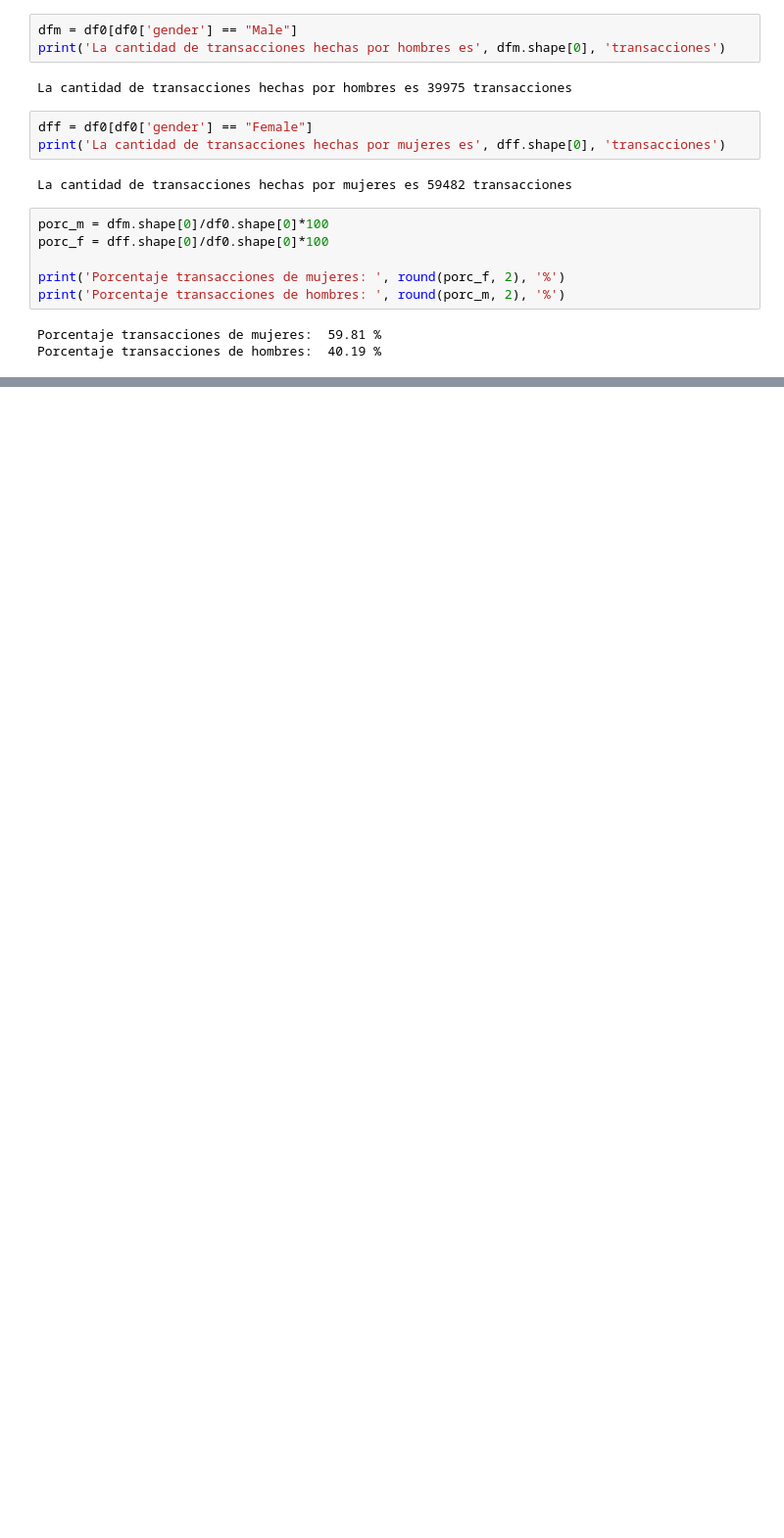
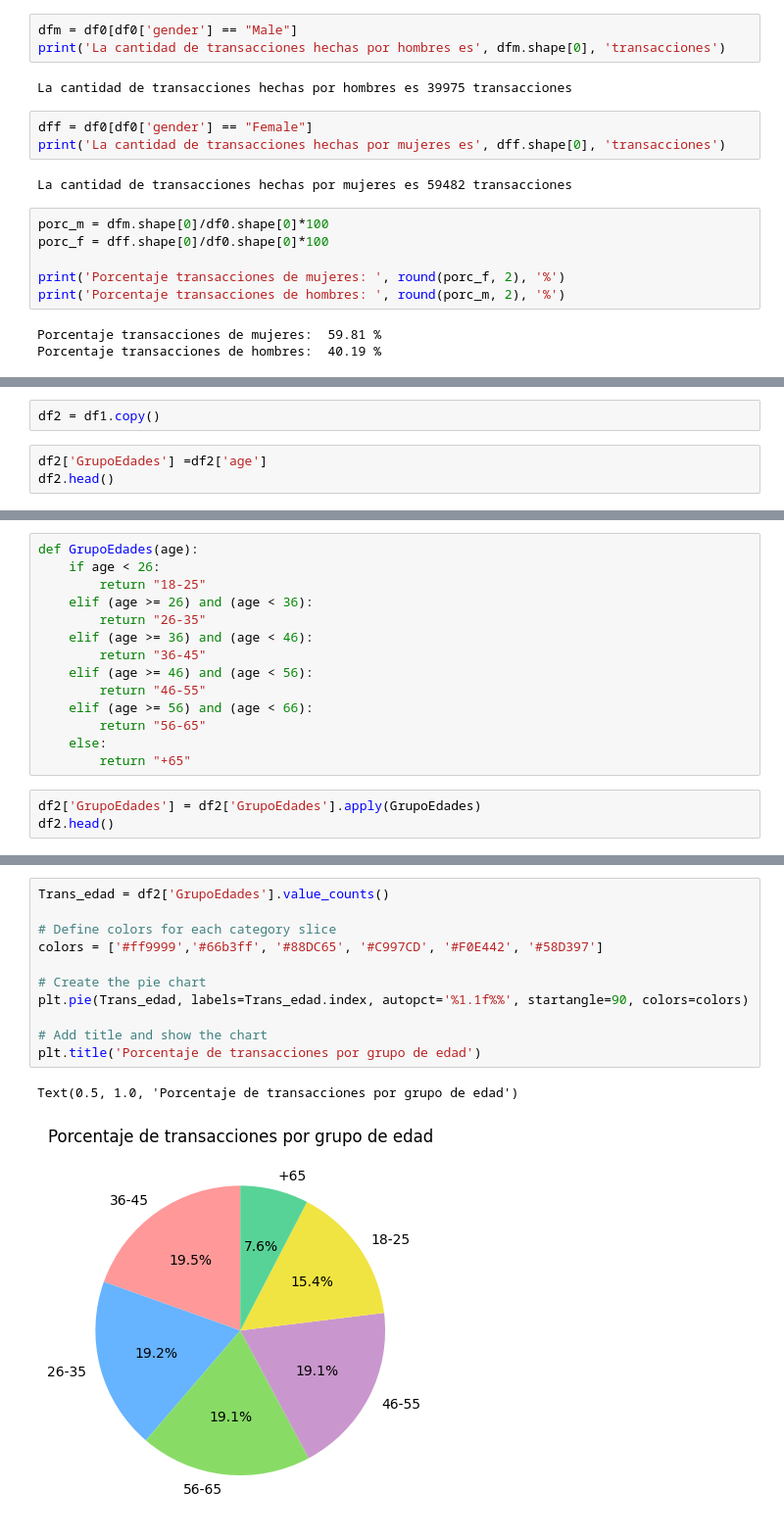
Before and after one commit to Gdiaz097/Retail-dataset, a Jupyter notebook: retail.ipynb, the cells around one changed output, grey strips where cells are left out. Shown at 98% size. Saved outputs shown, nothing was run; the diff lists cells and outputs as text; blank space fills up the shorter version.

Commit message:
analisis por grupos de edad

```diff
--- a/retail.ipynb
+++ b/retail.ipynb
@@ -117,0 +142,5 @@ Porcentaje transacciones de hombres:  40.19 %
+# %%
+df2 = df1.copy()
+# %%
+df2['GrupoEdades'] =df2['age']
+df2.head()
@@ -117,0 +154,17 @@ Porcentaje transacciones de hombres:  40.19 %
+# %%
+def GrupoEdades(age):
+    if age < 26:
+        return "18-25"
+    elif (age >= 26) and (age < 36):
+        return "26-35"
+    elif (age >= 36) and (age < 46):
+        return "36-45"
+    elif (age >= 46) and (age < 56):
+        return "46-55"
+    elif (age >= 56) and (age < 66):
+        return "56-65"
+    else:
+        return "+65"
+# %%
+df2['GrupoEdades'] = df2['GrupoEdades'].apply(GrupoEdades)
+df2.head()
@@ -117,0 +178,14 @@ Porcentaje transacciones de hombres:  40.19 %
+# %%
+Trans_edad = df2['GrupoEdades'].value_counts()
+
+# Define colors for each category slice
+colors = ['#ff9999','#66b3ff', '#88DC65', '#C997CD', '#F0E442', '#58D397']
+
+# Create the pie chart
+plt.pie(Trans_edad, labels=Trans_edad.index, autopct='%1.1f%%', startangle=90, colors=colors)
+
+# Add title and show the chart
+plt.title('Porcentaje de transacciones por grupo de edad')
+# %% [output]
+Text(0.5, 1.0, 'Porcentaje de transacciones por grupo de edad')
+[figure, added]
```
Also changed, not shown: parts of 15 cells of this notebook.
